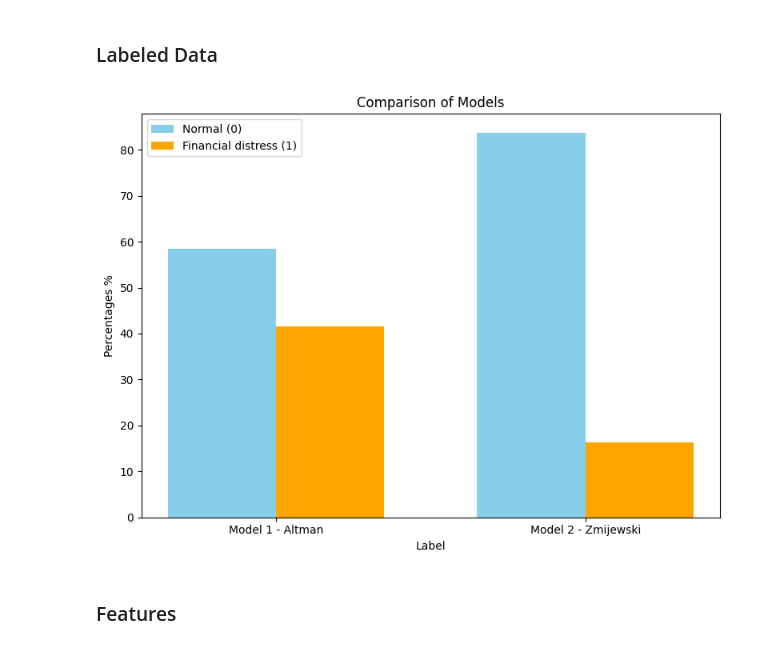
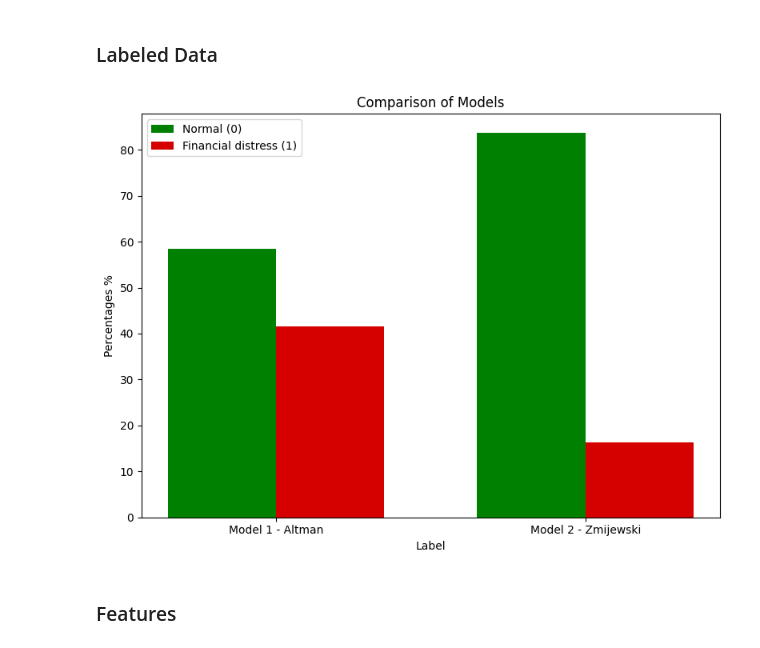
Before and after one commit to Hewhoipia/Financial-Distress-Prediction-for-Enterprises, a Jupyter notebook: Financial_Distress_Prediction.ipynb, the cells around one changed output. Cells and saved outputs as stored; diff of their text form; code cells hidden in the pictures.

```diff
--- a/Financial_Distress_Prediction.ipynb
+++ b/Financial_Distress_Prediction.ipynb
@@ -656,33 +656,33 @@ summary_nonfin_df.to_csv(f'csv/summary_nonfin_sector.csv',index=True)
 # %%
 counts_1 = FD_iden_df['Model 1 - Altman'].value_counts()
 counts_2 = FD_iden_df['Model 2 - Zmijewski'].value_counts()
 percentages_1 = (counts_1 / counts_1.sum()) * 100
 percentages_2 = (counts_2 / counts_2.sum()) * 100
 
 summary_iden_df = pd.DataFrame({'Model 1 - Altman': percentages_1, 'Model 2 - Zmijewski': percentages_2})
 fig, ax = plt.subplots(figsize=(8, 6))
 bar_width = 0.35
 index = FD_iden_df.columns
 x = range(len(index))
 
-bar1 = ax.bar(index, summary_iden_df.loc[0], bar_width, label='Normal (0)', color='skyblue')
-bar2 = ax.bar([i + bar_width for i in x], summary_iden_df.loc[1], bar_width, label='Financial distress (1)', color='orange')
+bar1 = ax.bar(index, summary_iden_df.loc[0], bar_width, label='Normal (0)', color='#008000')
+bar2 = ax.bar([i + bar_width for i in x], summary_iden_df.loc[1], bar_width, label='Financial distress (1)', color='#D50100')
 
 ax.set_xlabel('Label')
 ax.set_ylabel('Percentages %')
 ax.set_title('Comparison of Models')
 ax.set_xticks([i + bar_width / 2 for i in x])
 ax.set_xticklabels(index)
 ax.legend()
 
 plt.tight_layout()
 plt.show()
 
 summary_iden_df.insert(0, 'Label', ['Normal', 'Financial distress'])
 summary_iden_df.set_index(['Label'], inplace=True)
 summary_iden_df.to_csv(f'csv/summary_iden.csv',index=True)
 # %% [output]
-[figure, old version]
+[figure, new version]
 # %% [markdown]
 ### Features
 # %% [markdown]
```
Also changed, not shown: parts of 4 cells of this notebook, 3 other files.
